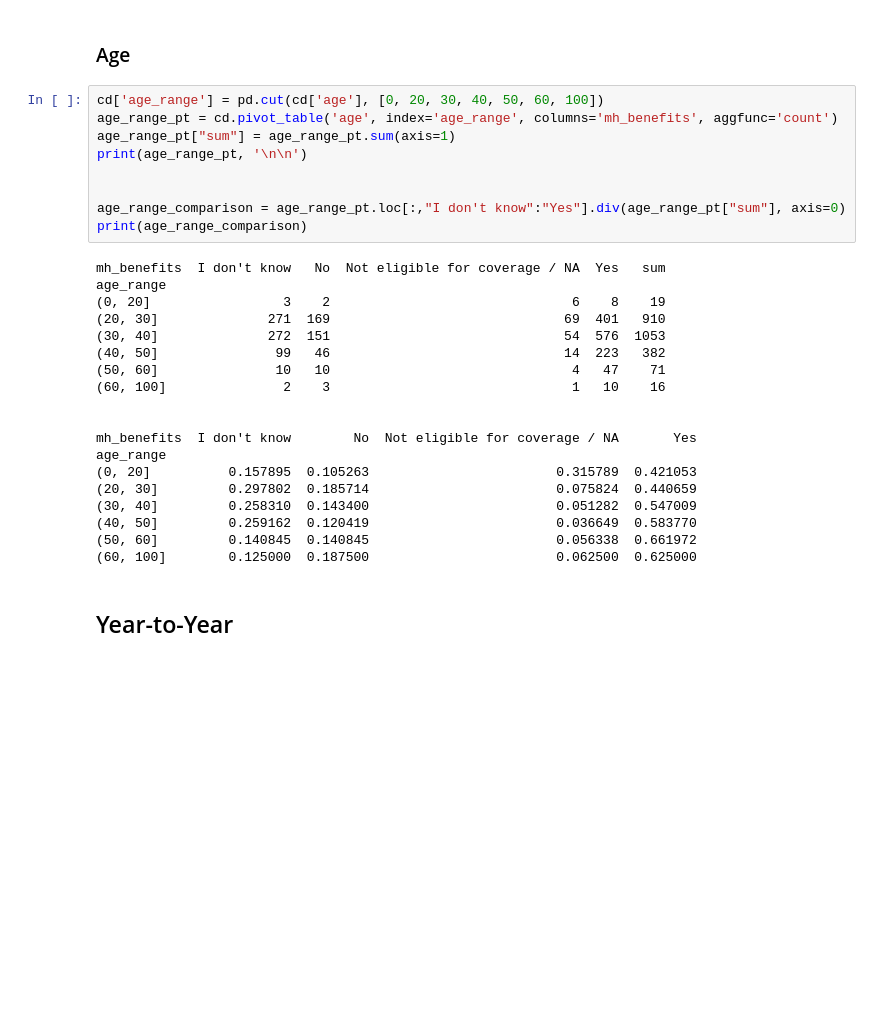
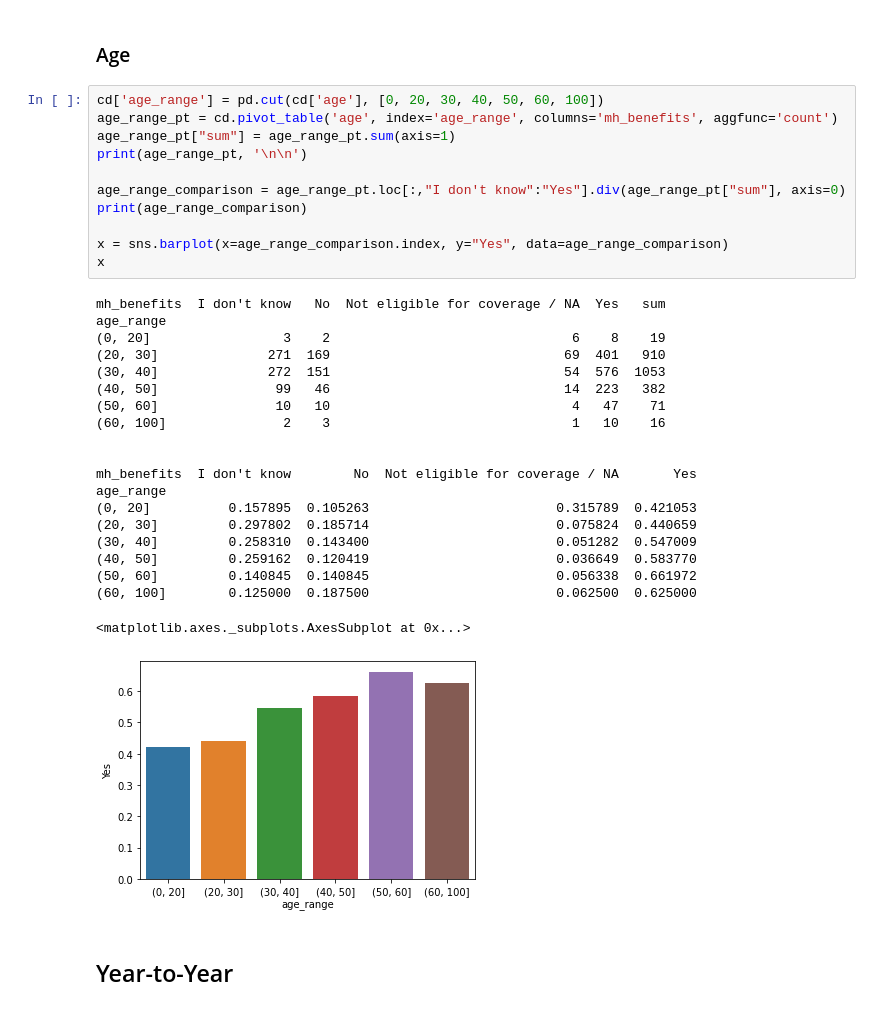
Before and after one commit to alexisbianco0919/compsci216-project, a Jupyter notebook: mh_benefits_analysis.ipynb, the cells around one changed output. Drawn from its saved outputs; the diff is of its cells as text; blank space fills up the shorter version.

```diff
--- a/mh_benefits_analysis.ipynb
+++ b/mh_benefits_analysis.ipynb
@@ -101,31 +106,35 @@ gender_comparison
 # %%
 cd['age_range'] = pd.cut(cd['age'], [0, 20, 30, 40, 50, 60, 100])
 age_range_pt = cd.pivot_table('age', index='age_range', columns='mh_benefits', aggfunc='count')
 age_range_pt["sum"] = age_range_pt.sum(axis=1)
 print(age_range_pt, '\n\n')
 
-
 age_range_comparison = age_range_pt.loc[:,"I don't know":"Yes"].div(age_range_pt["sum"], axis=0)
 print(age_range_comparison)
+
+x = sns.barplot(x=age_range_comparison.index, y="Yes", data=age_range_comparison)
+x
 # %% [output]
 mh_benefits  I don't know   No  Not eligible for coverage / NA  Yes   sum
 age_range
 (0, 20]                 3    2                               6    8    19
 (20, 30]              271  169                              69  401   910
 (30, 40]              272  151                              54  576  1053
 (40, 50]               99   46                              14  223   382
 (50, 60]               10   10                               4   47    71
 (60, 100]               2    3                               1   10    16
 
 
 mh_benefits  I don't know        No  Not eligible for coverage / NA       Yes
 age_range
 (0, 20]          0.157895  0.105263                        0.315789  0.421053
 (20, 30]         0.297802  0.185714                        0.075824  0.440659
 (30, 40]         0.258310  0.143400                        0.051282  0.547009
 (40, 50]         0.259162  0.120419                        0.036649  0.583770
 (50, 60]         0.140845  0.140845                        0.056338  0.661972
 (60, 100]        0.125000  0.187500                        0.062500  0.625000
+<matplotlib.axes._subplots.AxesSubplot at 0x...>
+[figure, added]
 # %% [markdown]
 ## Year-to-Year
 # %% [markdown]
```
Also changed, not shown: parts of 1 cell of this notebook.
